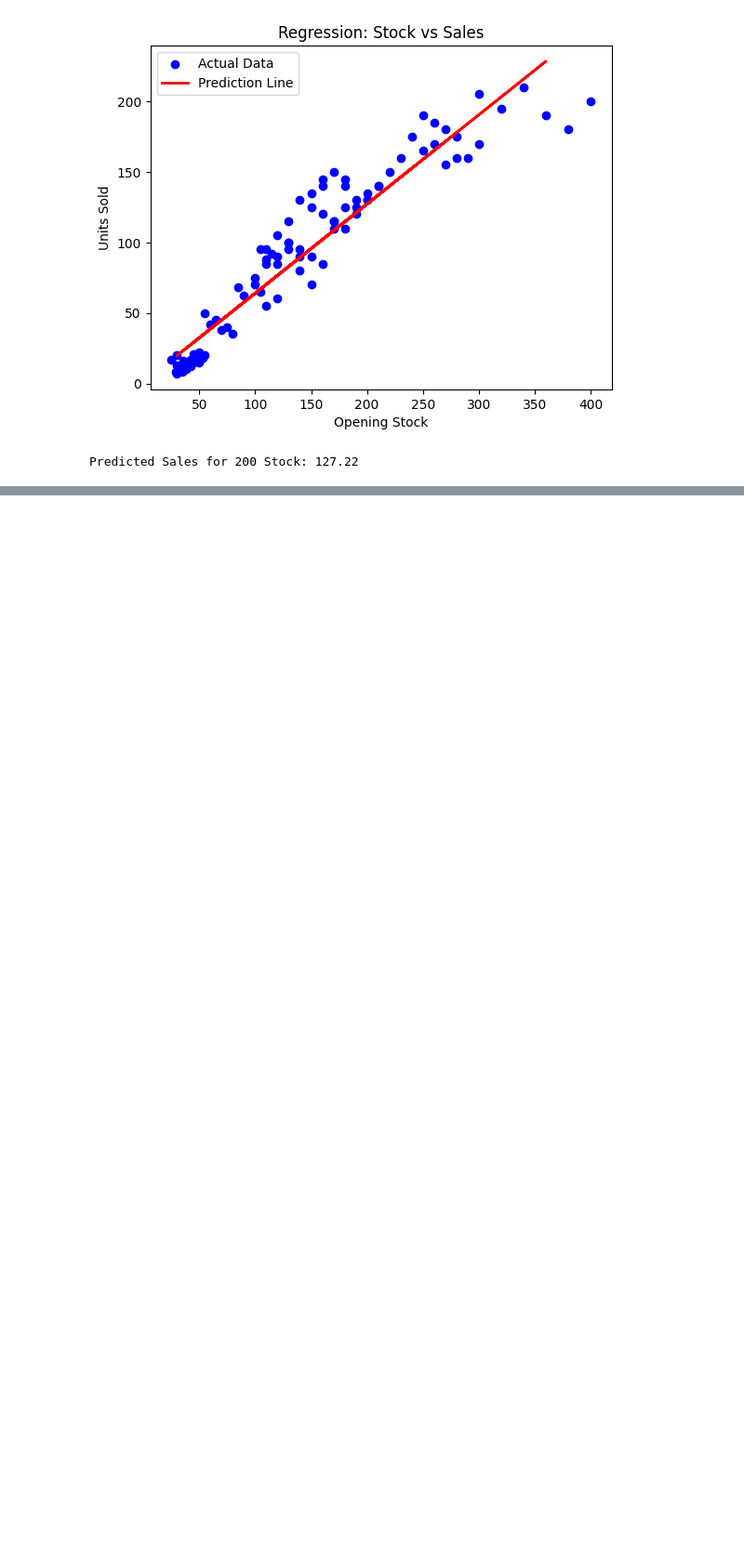
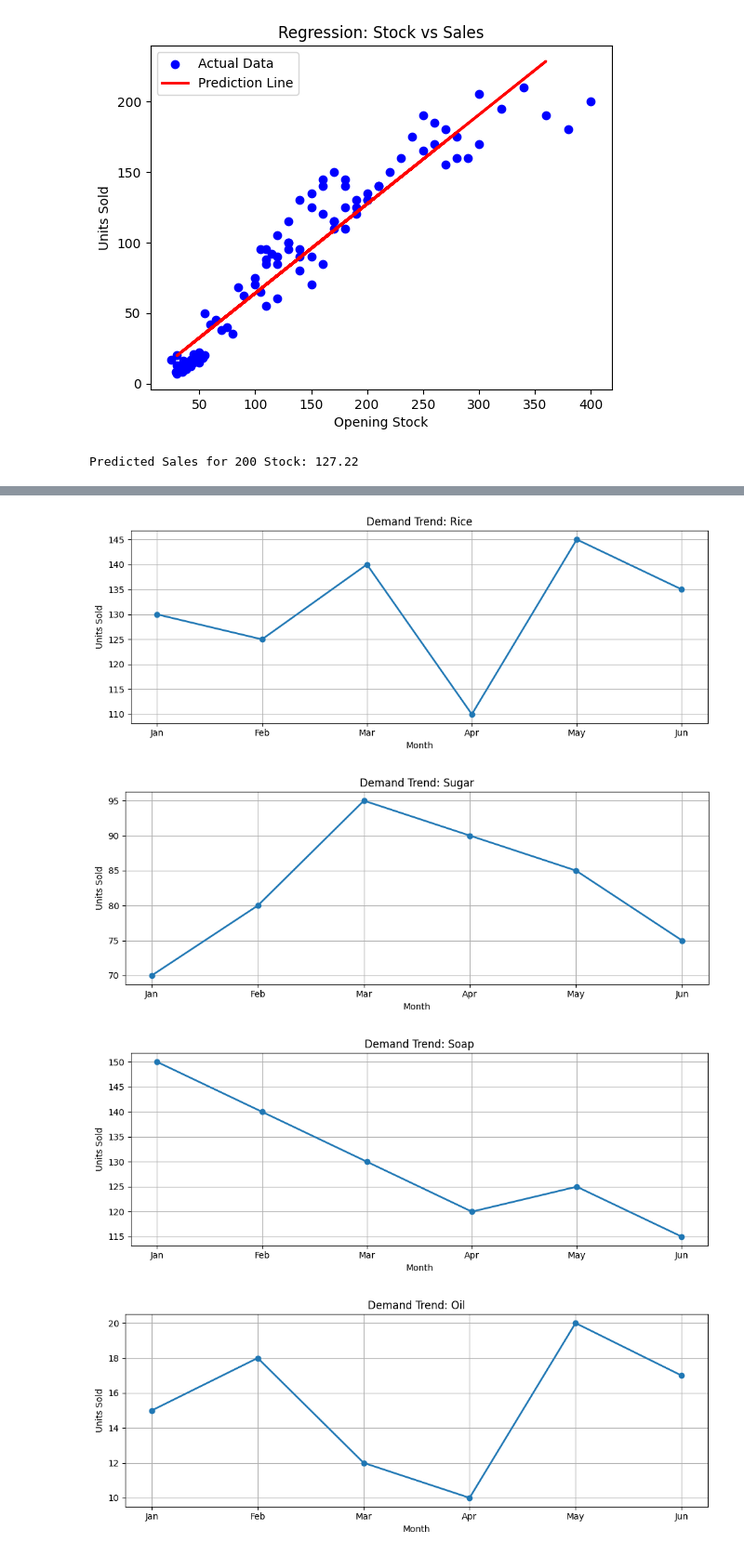
Before and after one commit to ToshitDwivedi/smart_stock_inventory_optimization_for_retail_store, a Jupyter notebook: regression/regression.ipynb, the cells around one changed output, grey strips where cells are left out. Shown at 93% size. Cells and saved outputs as stored; diff of their text form; code cells hidden in the pictures; blank space fills up the shorter version.

```diff
--- a/regression/regression.ipynb
+++ b/regression/regression.ipynb
@@ -32,3 +32,8 @@ print(f"Predicted Sales for 200 Stock: {predicted_sales[0][0]:.2f}")
 # %% [output]
 [figure]
 Predicted Sales for 200 Stock: 127.22
+# %%
+df = pd.read_csv(r"C:\Users\Toshit Dwivedi\Desktop\Smart_Stock_Inventory_Optimization_For_Retail_Stores-main\dataset\updated_dataset.csv")
+df = df.dropna(subset=['Opening_Stock', 'Remaining_Stock', 'Units_Sold'])
+df = df[(df['Opening_Stock'] >= 0) & (df['Remaining_Stock'] >= 0)]
+df.head()
@@ -34,0 +47,18 @@ Predicted Sales for 200 Stock: 127.22
+# %%
+products = df['Product_Name'].unique()
+
+for product in products:
+    product_data = df[df['Product_Name'] == product].sort_values('Month_Num')
+    plt.figure(figsize=(10, 4))
+    plt.plot(product_data['Month'], product_data['Units_Sold'], marker='o', linewidth=2)
+    plt.title(f'Demand Trend: {product}')
+    plt.xlabel('Month')
+    plt.ylabel('Units Sold')
+    plt.grid(True)
+    plt.tight_layout()
+    plt.show()
+# %% [output]
+[figure, added]
+[figure, added]
+[figure, added]
+[figure, added]
```
Also changed, not shown: parts of 5 cells of this notebook, 53 other files.
